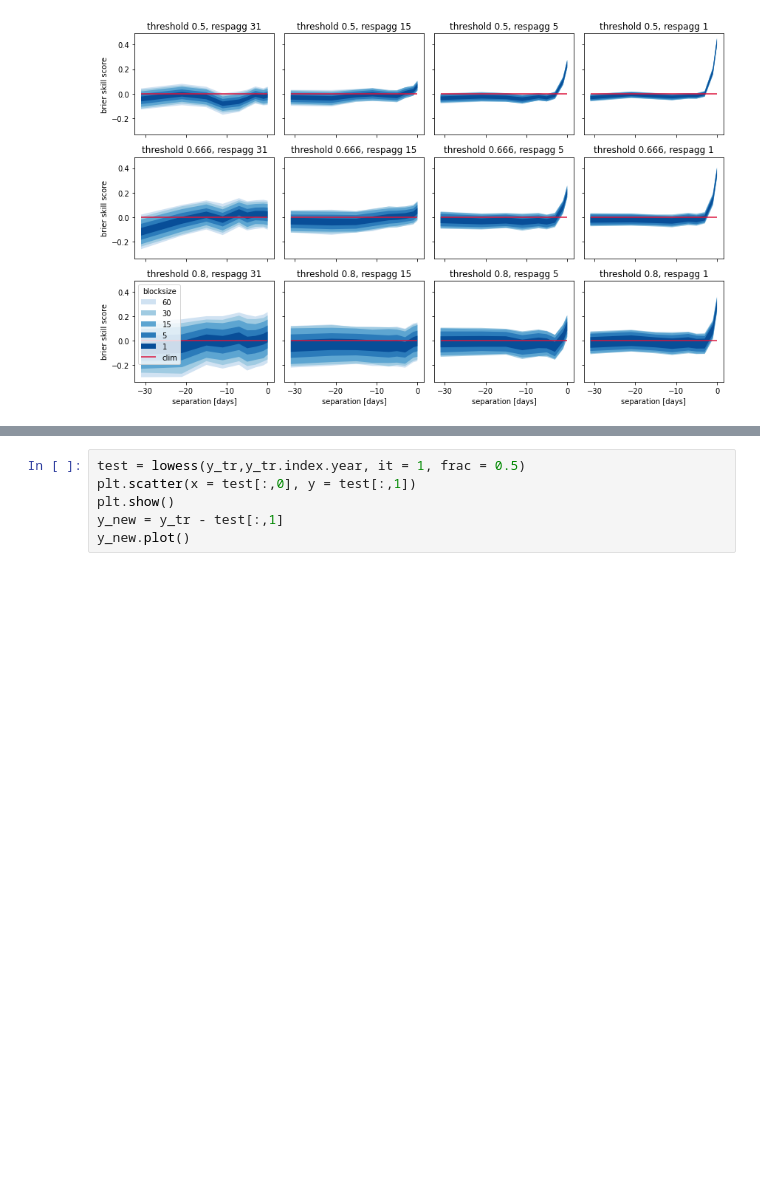
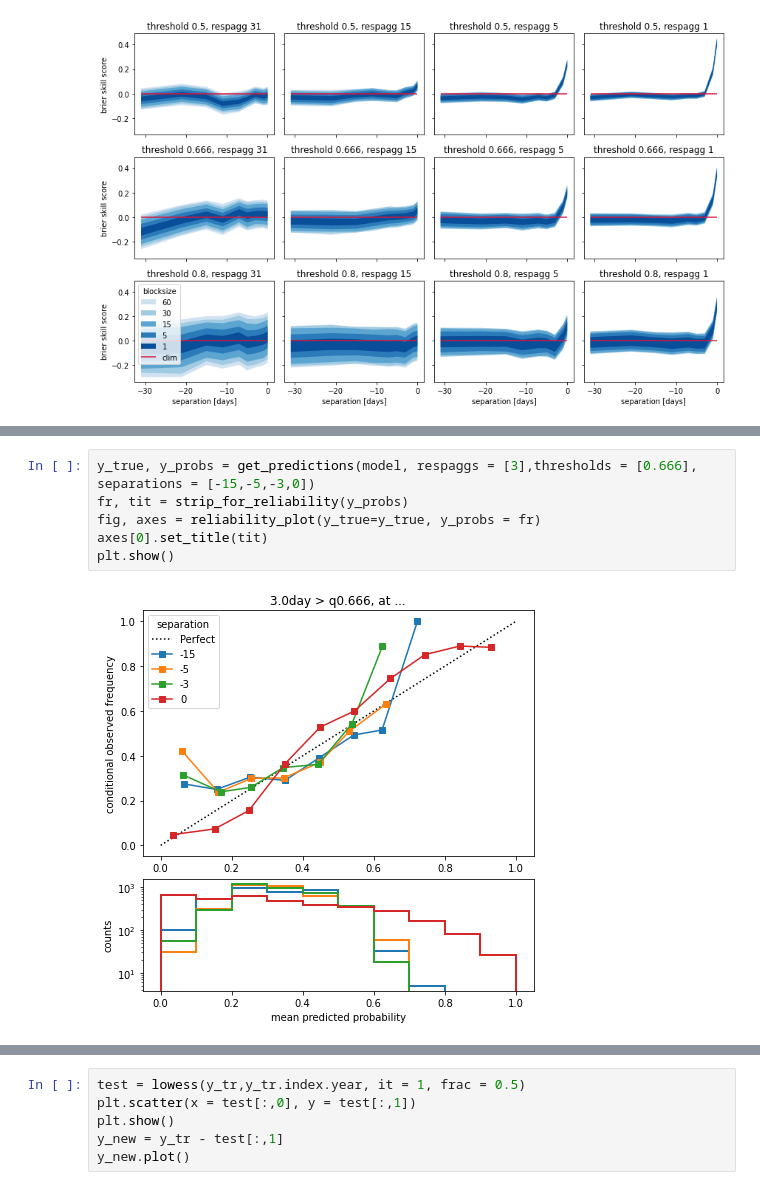
Before and after one commit to chiemvs/Weave, a Jupyter notebook: notebooks/Classifier_skills.ipynb, the cells around one changed output, grey strips where cells are left out. Cells and saved outputs as stored; diff of their text form; blank space fills up the shorter version.

```diff
--- a/notebooks/Classifier_skills.ipynb
+++ b/notebooks/Classifier_skills.ipynb
@@ -280,0 +205,8 @@ Text(0.5, 1.0, 'frequency 31 day')
+# %%
+y_true, y_probs = get_predictions(model, respaggs = [3],thresholds = [0.666], separations = [-15,-5,-3,0])
+fr, tit = strip_for_reliability(y_probs)
+fig, axes = reliability_plot(y_true=y_true, y_probs = fr)
+axes[0].set_title(tit)
+plt.show()
+# %% [output]
+[figure, added]
```
Also changed, not shown: parts of 40 cells of this notebook.
